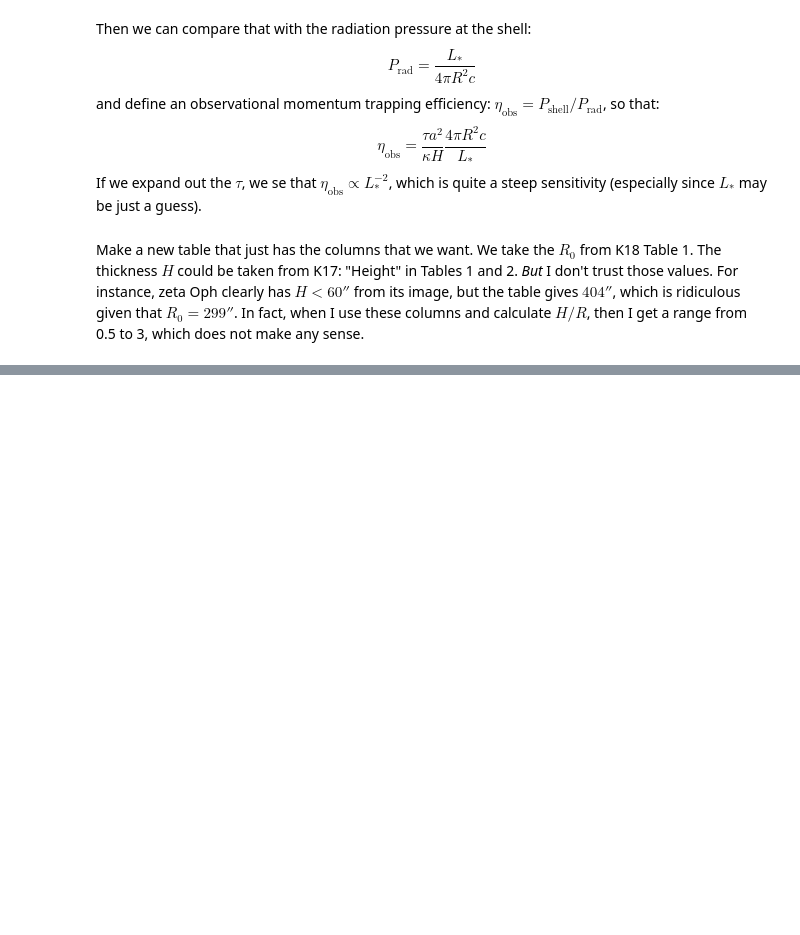
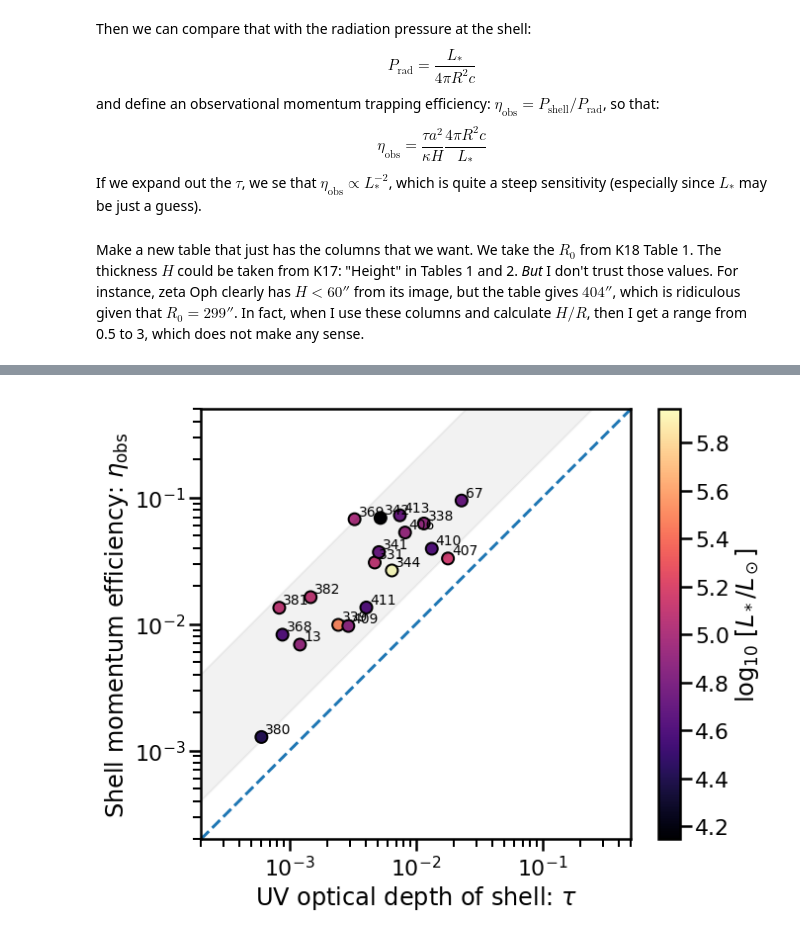
Before and after one commit to div-B-equals-0/dust-wave-case-studies, a Jupyter notebook: Kobulnicky-samples.ipynb, the cells around one changed output, grey strips where cells are left out. Cells and saved outputs as stored; diff of their text form; code cells hidden in the pictures; blank space fills up the shorter version.

Commit message:
Do eta vs tau graph for Kobulnicky sample

```diff
--- a/Kobulnicky-samples.ipynb
+++ b/Kobulnicky-samples.ipynb
@@ -436,0 +410,15 @@ ttt
+# %%
+colnames = tt.colnames[0:5] + ['L4', 'R0']
+ttt = tt[colnames]
+ttt['tau'] = np.round(2*tt['LIR/L* will'], decimals=5)
+ttt['H/R'] =np.round(tt['Height'] / tt['R0_as'], decimals=2)
+
+cs = (11.4*u.km/u.s).cgs
+kappa = 600.0*u.cm**2/u.g
+H_R = 0.25
+
+ttt['P_k_shell'] = np.array(ttt['tau'])*(cs**2 / (const.k_B*kappa * H_R * ttt['R0']*u.parsec)).cgs
+ttt['n_shell'] = np.round(ttt['P_k_shell']/u.Kelvin/(2 * 1.0e4), decimals=1)
+ttt['P_k_rad'] = (1e4*const.L_sun*ttt['L4'] / (4*np.pi * (ttt['R0']*u.pc)**2 * const.c * const.k_B)).cgs
+ttt['eta_obs'] = np.round(ttt['P_k_shell'].data/ttt['P_k_rad'].data, decimals=5)
+ttt
@@ -436,0 +446,30 @@ ttt
+# %%
+fig, ax = plt.subplots(figsize=(10, 8))
+xx, yy = ttt['tau'], ttt['eta_obs']
+c = ax.scatter(xx, yy,
+               c=4.0 + np.log10(tt['L4']),
+#               c=np.log10(tt['Teff']),
+               cmap='magma',
+               edgecolors='k', alpha=1.0)
+fig.colorbar(c, ax=ax).set_label(
+    r'$\log_{10}\ \left[L_* / L_\odot \right]$'
+#    r'$\log_{10}\ \left[T_\mathrm{eff} \right]$'
+)
+for id_, x, y in zip(tt['ID'], xx, yy):
+    ax.annotate(
+        str(id_), (x, y), fontsize='xx-small',
+        xytext=(4,4), textcoords='offset points',
+               )
+fmin, fmax = 2e-4, 5e-1
+ax.plot([fmin, fmax], [fmin, fmax], ls='--')
+ax.fill_between([fmin, fmax], [20*fmin, 20*fmax], [2*fmin, 2*fmax], color='k', alpha=0.05)
+ax.set(
+    xscale='log', yscale='log',
+    xlim=[fmin, fmax], ylim=[fmin, fmax],
+    xlabel=r'UV optical depth of shell: $\tau$',
+    ylabel=r'Shell momentum efficiency: $\eta_\mathrm{obs}$',
+)
+ax.set_aspect('equal')
+None
+# %% [output]
+[figure, added]
```
Also changed, not shown: parts of 13 cells of this notebook, 1 other file.
